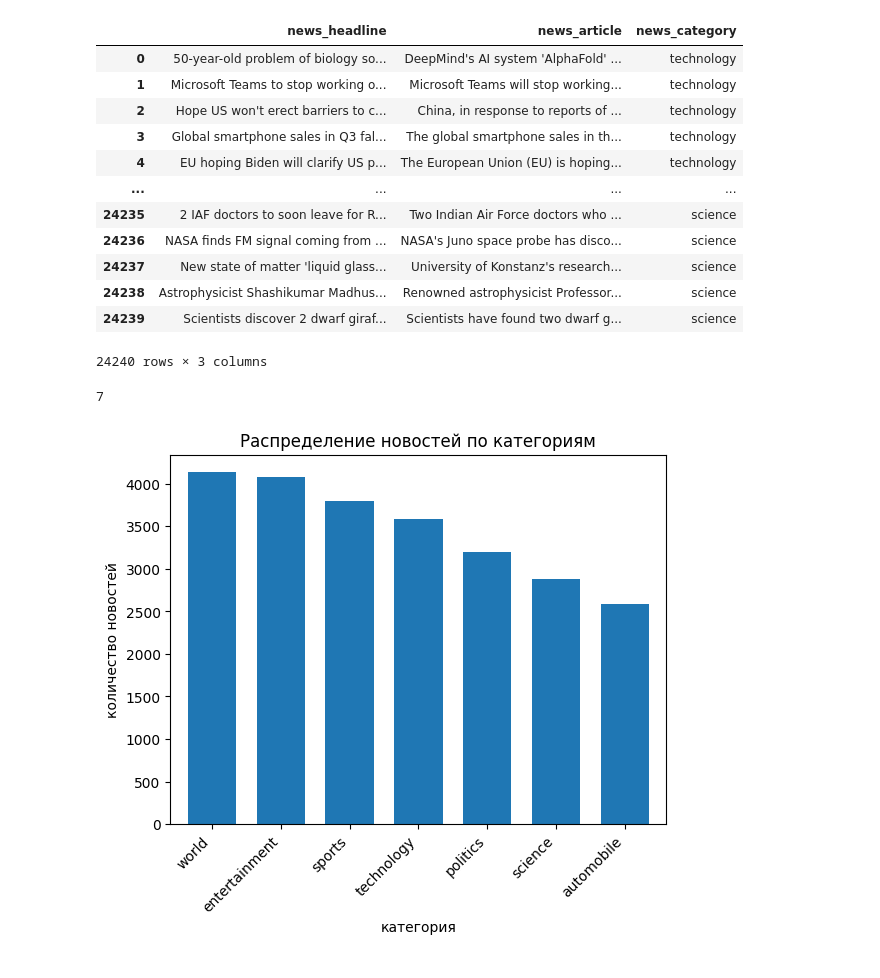
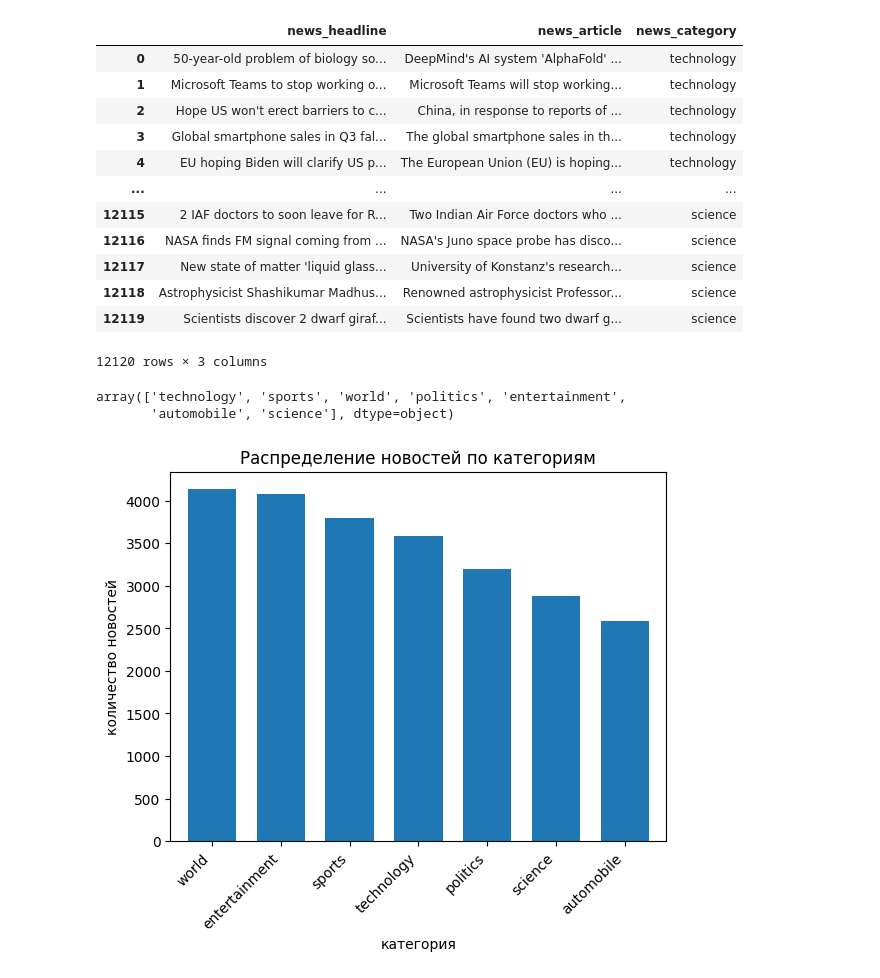
Before and after one commit to lethnis/distilbert-finetuning, a Jupyter notebook: data_analysis.ipynb, the cells around one changed output. Drawn from its saved outputs; the diff is of its cells as text; code cells hidden in the pictures.

Commit message:
fixed reading of prepared DataFrame, changed categories view

```diff
--- a/data_analysis.ipynb
+++ b/data_analysis.ipynb
@@ -6,37 +6,38 @@ import matplotlib.pyplot as plt
 from pathlib import Path
 # %%
 # collect full paths to all data files
-files_paths = Path("news/").glob("*")
+files_paths = Path("news/").glob("inshort_news_data-*.csv")
 
 # list for DataFrames for each CSV file
 frames = []
 
 # read all CSV files
 for file_path in files_paths:
     frames.append(pd.read_csv(file_path, index_col="Unnamed: 0"))
 
 # concat all DFs, make unified index column for whole DF, drop index column from previous step
 df = pd.concat(frames).reset_index().drop(columns="index")
 df
 # %% [output]
 |  | news_headline | news_article | news_category |
 | 0 | 50-year-old problem of biology so... | DeepMind's AI system 'AlphaFold' ... | technology |
 | 1 | Microsoft Teams to stop working o... | Microsoft Teams will stop working... | technology |
 | 2 | Hope US won't erect barriers to c... | China, in response to reports of ... | technology |
 | 3 | Global smartphone sales in Q3 fal... | The global smartphone sales in th... | technology |
 | 4 | EU hoping Biden will clarify US p... | The European Union (EU) is hoping... | technology |
 | ... | ... | ... | ... |
-| 24235 | 2 IAF doctors to soon leave for R... | Two Indian Air Force doctors who ... | science |
-| 24236 | NASA finds FM signal coming from ... | NASA's Juno space probe has disco... | science |
-| 24237 | New state of matter 'liquid glass... | University of Konstanz's research... | science |
-| 24238 | Astrophysicist Shashikumar Madhus... | Renowned astrophysicist Professor... | science |
-| 24239 | Scientists discover 2 dwarf giraf... | Scientists have found two dwarf g... | science |
+| 12115 | 2 IAF doctors to soon leave for R... | Two Indian Air Force doctors who ... | science |
+| 12116 | NASA finds FM signal coming from ... | NASA's Juno space probe has disco... | science |
+| 12117 | New state of matter 'liquid glass... | University of Konstanz's research... | science |
+| 12118 | Astrophysicist Shashikumar Madhus... | Renowned astrophysicist Professor... | science |
+| 12119 | Scientists discover 2 dwarf giraf... | Scientists have found two dwarf g... | science |
-24240 rows × 3 columns
+12120 rows × 3 columns
 # %%
-# total number of classes
-df.news_category.nunique()
+# what classes are there
+df.news_category.unique()
 # %% [output]
-7
+array(['technology', 'sports', 'world', 'politics', 'entertainment',
+       'automobile', 'science'], dtype=object)
 # %%
 df["news_category"].value_counts().plot(kind="bar", width=0.7)
 plt.title("Распределение новостей по категориям")
```
